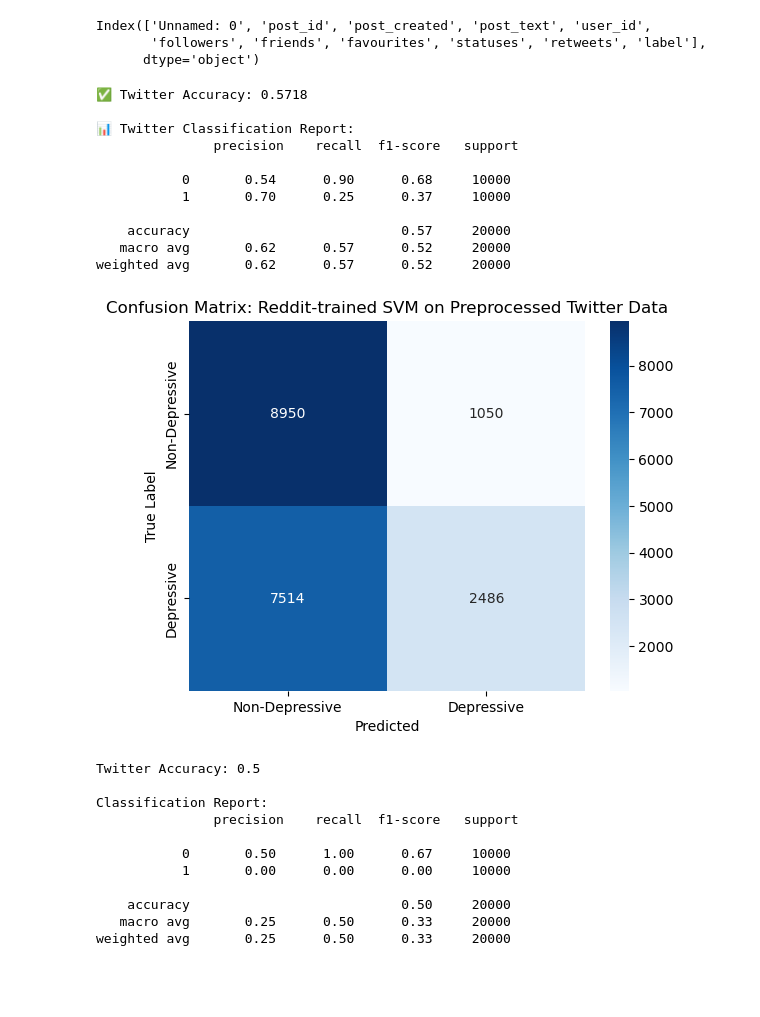
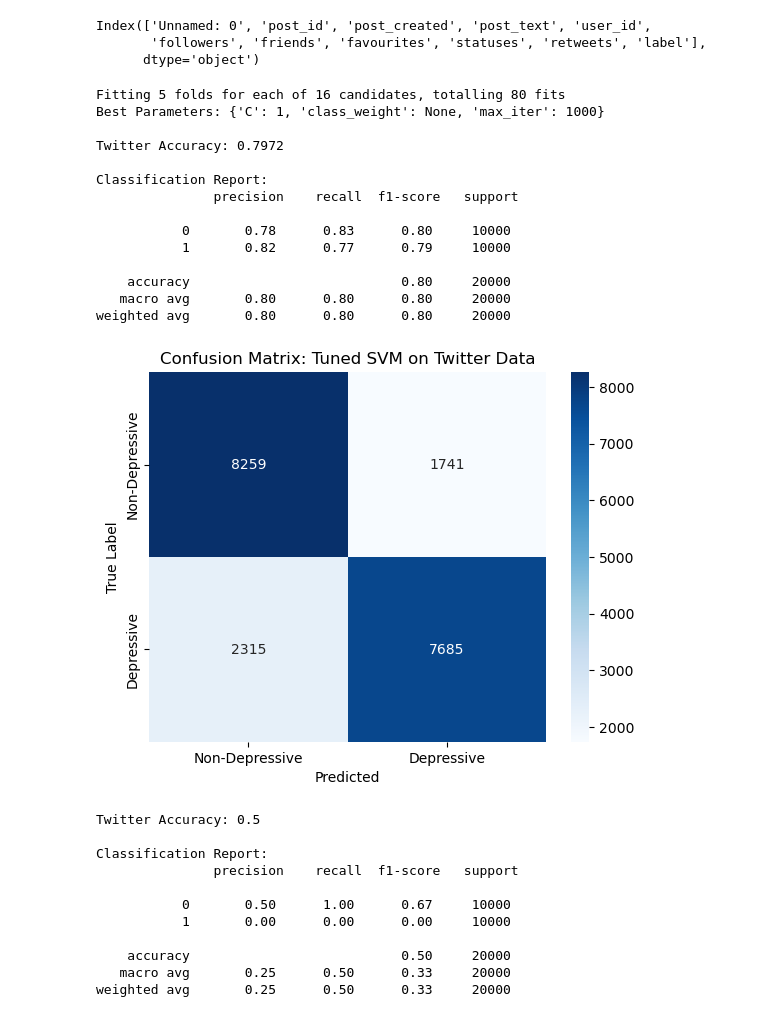
Before and after one commit to hlbels/crossplatform-mentalhealth-ml, a Jupyter notebook: SVM.ipynb, the cells around one changed output. Drawn from its saved outputs; the diff is of its cells as text; code cells hidden in the pictures; blank space fills up the shorter version.

```diff
--- a/SVM.ipynb
+++ b/SVM.ipynb
@@ -108,77 +184,94 @@ import pandas as pd
 import joblib
 import re
 import string
+from sklearn.svm import LinearSVC
+from sklearn.model_selection import GridSearchCV
 from sklearn.metrics import accuracy_score, classification_report, confusion_matrix
 import seaborn as sns
 import matplotlib.pyplot as plt
 
-
-# Load trained Reddit SVM and TF-IDF vectorizer
-
-svm = joblib.load("svm_reddit_tfidf.pkl")
+# ------------------------------
+# Load trained Reddit TF-IDF vectorizer
+# ------------------------------
 vectorizer = joblib.load("tfidf_reddit_vectorizer.pkl")
 
-
-# Load Twitter dataset
-
+# ------------------------------
+# Load and preprocess Twitter dataset
+# ------------------------------
 twitter_df = pd.read_csv("Mental-Health-Twitter.csv")
-
-
-# Preprocess Twitter text
 
 def preprocess_tweet(text):
     text = text.lower()
     text = re.sub(r"http\S+|www\S+", "", text)      # remove URLs
     text = re.sub(r"@\w+", "", text)                # remove mentions
     text = re.sub(r"#(\w+)", r"\1", text)           # remove # but keep word
-    text = re.sub(r"[^\w\s,]", "", text)            # remove emojis/symbols/punctuation
+    text = re.sub(r"[^\w\s,]", "", text)            # remove punctuation/emojis
     text = re.sub(r'\d+', '', text)                 # remove numbers
     text = re.sub(r'\s+', ' ', text).strip()        # normalize spaces
     return text
 
 twitter_df["clean_text"] = twitter_df["post_text"].astype(str).apply(preprocess_tweet)
 
-
-# Transform Twitter text using Reddit TF-IDF vectorizer
-
+# Transform Twitter text
 X_twitter = vectorizer.transform(twitter_df["clean_text"])
 y_twitter = twitter_df["label"]
 
+# ------------------------------
+# Hyperparameter tuning using GridSearchCV
+# ------------------------------
+param_grid = {
+    "C": [0.01, 0.1, 1, 10],
+    "class_weight": [None, "balanced"],
+    "max_iter": [1000, 2000]
+}
 
-# Predict using Reddit-trained SVM
+svm_model = LinearSVC()
+grid_search = GridSearchCV(svm_model, param_grid, cv=5, verbose=1, n_jobs=-1)
+grid_search.fit(X_twitter, y_twitter)
 
-predicted_depression = svm.predict(X_twitter)
+print("Best Parameters:", grid_search.best_params_)
+best_svm = grid_search.best_estimator_
 
+# ------------------------------
+# Save tuned model
+# ------------------------------
+joblib.dump(best_svm, "svm_twitter_tuned.pkl")
 
-# Evaluate performance
+# ------------------------------
+# Evaluate tuned model
+# ------------------------------
+predicted_depression = best_svm.predict(X_twitter)
 
-print(" Twitter Accuracy:", accuracy_score(y_twitter, predicted_depression))
-print("\nTwitter Classification Report:\n", classification_report(y_twitter, predicted_depression, zero_division=0))
+print("\nTwitter Accuracy:", accuracy_score(y_twitter, predicted_depression))
+print("\nClassification Report:\n", classification_report(y_twitter, predicted_depression, zero_division=0))
 
 # ------------------------------
 # Visualize confusion matrix
 # ------------------------------
 cm = confusion_matrix(y_twitter, predicted_depression)
 sns.heatmap(cm, annot=True, fmt='d', cmap='Blues',
             xticklabels=["Non-Depressive", "Depressive"],
             yticklabels=["Non-Depressive", "Depressive"])
 plt.xlabel("Predicted")
 plt.ylabel("True Label")
-plt.title("Confusion Matrix: Reddit-trained SVM on Preprocessed Twitter Data")
+plt.title("Confusion Matrix: Tuned SVM on Twitter Data")
 plt.show()
 # %% [output]
-✅ Twitter Accuracy: 0.5718
+Fitting 5 folds for each of 16 candidates, totalling 80 fits
+Best Parameters: {'C': 1, 'class_weight': None, 'max_iter': 1000}
 
-📊 Twitter Classification Report:
+Twitter Accuracy: 0.7972
+
+Classification Report:
                precision    recall  f1-score   support
 
-           0       0.54      0.90      0.68     10000
-           1       0.70      0.25      0.37     10000
+           0       0.78      0.83      0.80     10000
+           1       0.82      0.77      0.79     10000
 
-    accuracy                           0.57     20000
-   macro avg       0.62      0.57      0.52     20000
-weighted avg       0.62      0.57      0.52     20000
+    accuracy                           0.80     20000
+   macro avg       0.80      0.80      0.80     20000
+weighted avg       0.80      0.80      0.80     20000
-[figure, old version]
+[figure, new version]
 # %%
 import pandas as pd
 import joblib
```
Also changed, not shown: parts of 4 cells of this notebook.
